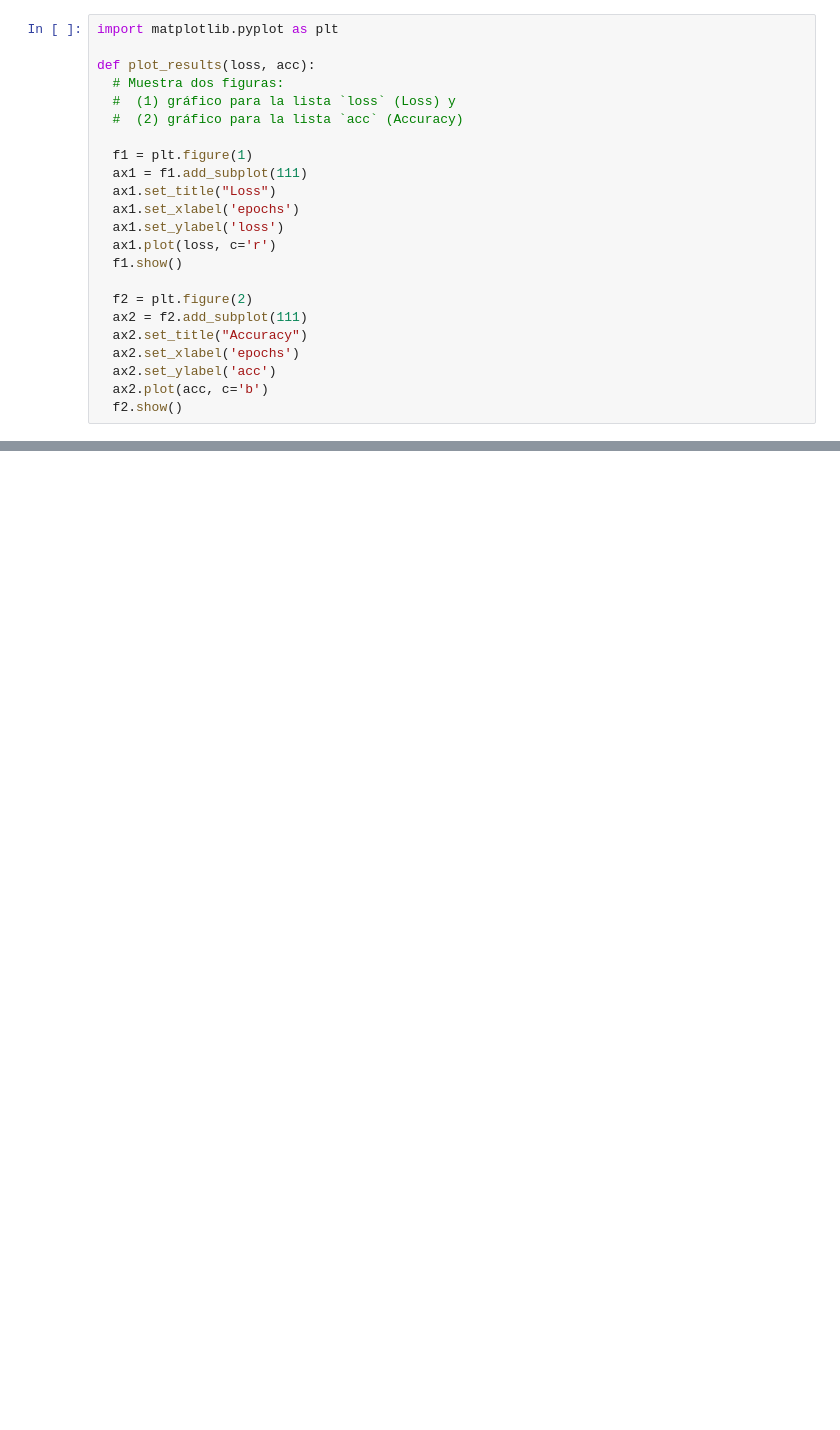
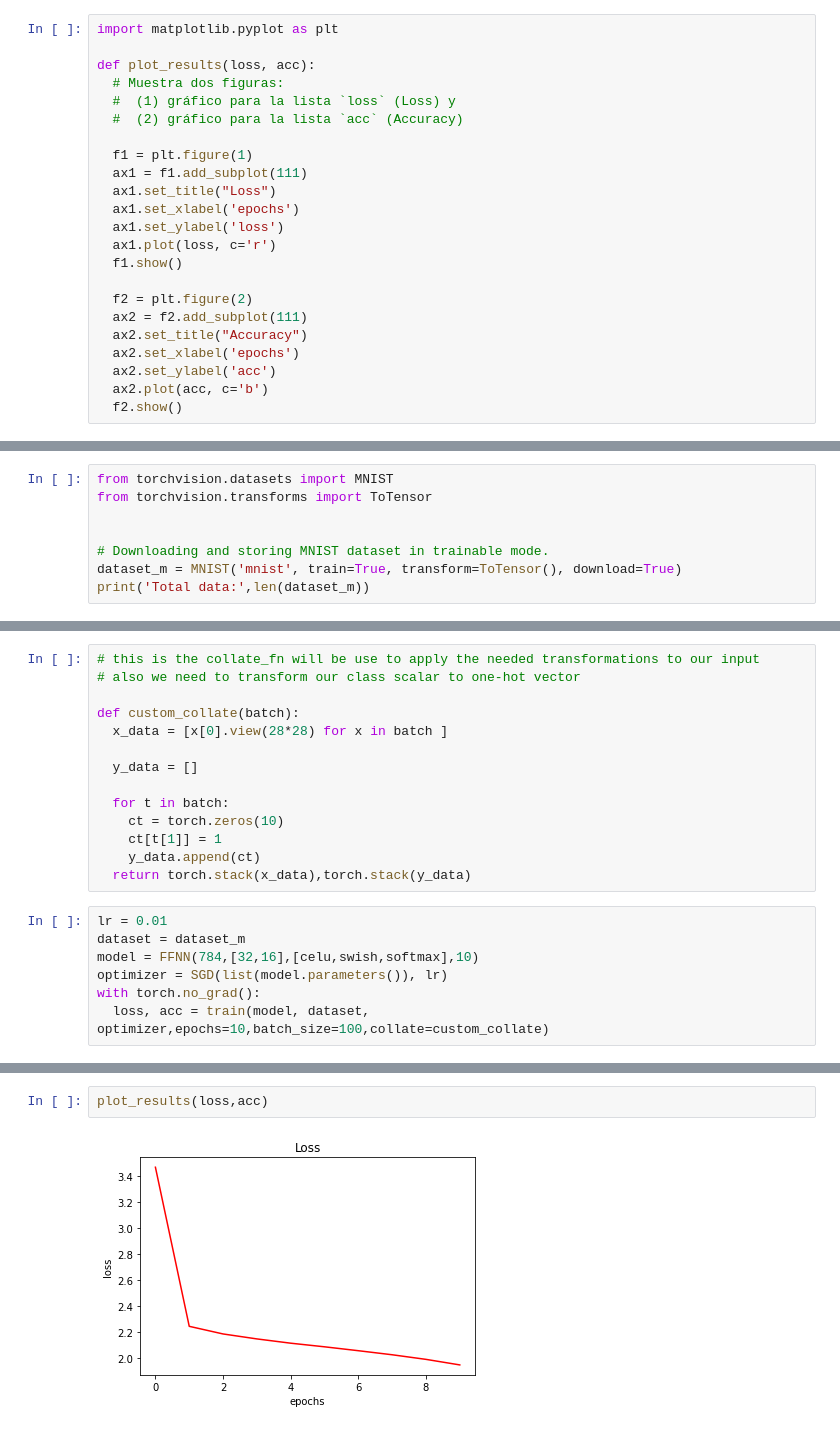
Before and after one commit to humbertordrgs/DL_T_2, a Jupyter notebook: answers.ipynb, the cells around one changed output, grey strips where cells are left out. Saved outputs shown, nothing was run; the diff lists cells and outputs as text; blank space fills up the shorter version.

```diff
--- a/answers.ipynb
+++ b/answers.ipynb
@@ -325,0 +1074,8 @@ def plot_results(loss, acc):
+# %%
+from torchvision.datasets import MNIST
+from torchvision.transforms import ToTensor
+
+
+# Downloading and storing MNIST dataset in trainable mode.
+dataset_m = MNIST('mnist', train=True, transform=ToTensor(), download=True)
+print('Total data:',len(dataset_m))
@@ -325,0 +1084,21 @@ def plot_results(loss, acc):
+# %%
+# this is the collate_fn will be use to apply the needed transformations to our input
+# also we need to transform our class scalar to one-hot vector
+
+def custom_collate(batch):
+  x_data = [x[0].view(28*28) for x in batch ]
+
+  y_data = []
+
+  for t in batch:
+    ct = torch.zeros(10)
+    ct[t[1]] = 1
+    y_data.append(ct)
+  return torch.stack(x_data),torch.stack(y_data)
+# %%
+lr = 0.01
+dataset = dataset_m
+model = FFNN(784,[32,16],[celu,swish,softmax],10)
+optimizer = SGD(list(model.parameters()), lr)
+with torch.no_grad():
+  loss, acc = train(model, dataset, optimizer,epochs=10,batch_size=100,collate=custom_collate)
@@ -325,0 +1116,4 @@ def plot_results(loss, acc):
+# %%
+plot_results(loss,acc)
+# %% [output]
+[figure, added]
```
Also changed, not shown: parts of 79 cells of this notebook.
